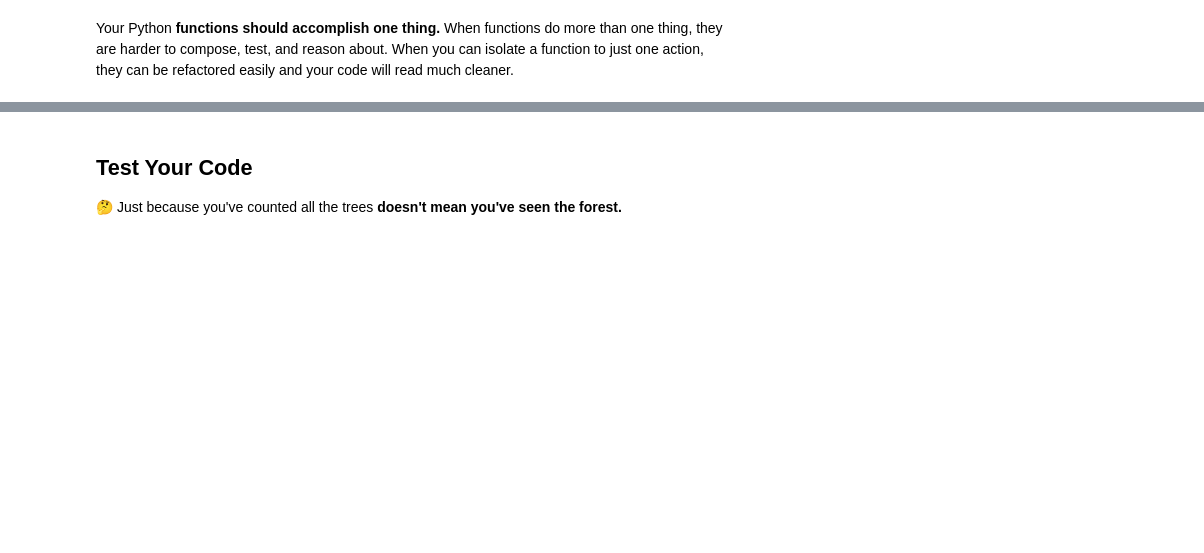
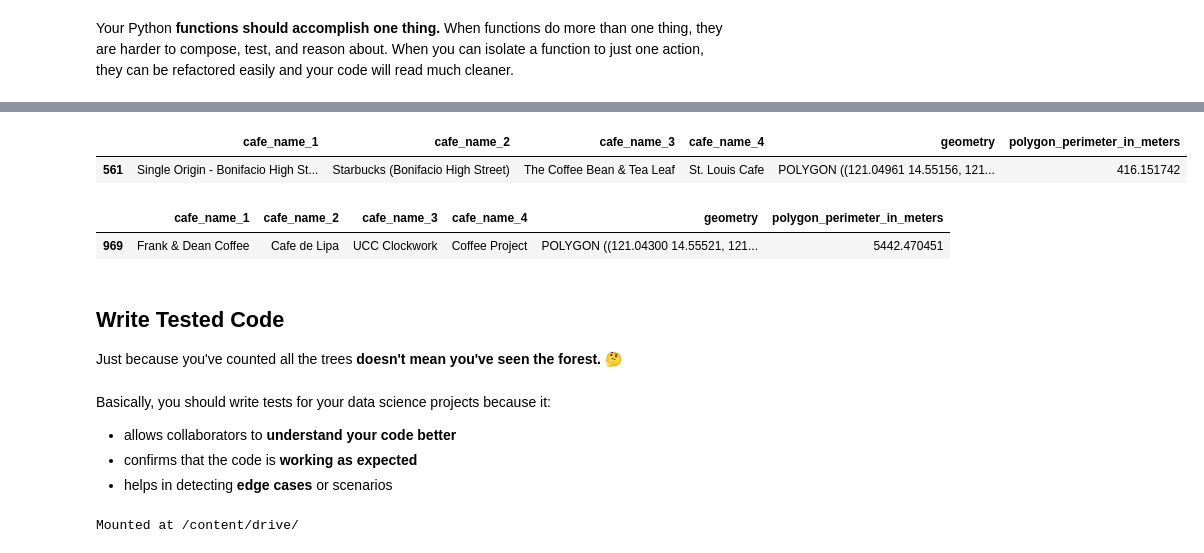
Before and after one commit to jpacilo/PythonWorkshop, a Jupyter notebook: Lecture.ipynb, the cells around one changed output, grey strips where cells are left out. Saved outputs shown, nothing was run; the diff lists cells and outputs as text; code cells hidden in the pictures; blank space fills up the shorter version.

```diff
--- a/Lecture.ipynb
+++ b/Lecture.ipynb
@@ -147,0 +355,10 @@ print("hello")
+# %%
+gdf_polygons.sort_values(by="polygon_perimeter_in_meters", ascending=True).head(1)
+# %% [output]
+|  | cafe_name_1 | cafe_name_2 | cafe_name_3 | cafe_name_4 | geometry | polygon_perimeter_in_meters |
+| 561 | Single Origin - Bonifacio High St... | Starbucks (Bonifacio High Street) | The Coffee Bean & Tea Leaf | St. Louis Cafe | POLYGON ((121.04961 14.55156, 121... | 416.151742 |
+# %%
+gdf_polygons.sort_values(by="polygon_perimeter_in_meters", ascending=False).head(1)
+# %% [output]
+|  | cafe_name_1 | cafe_name_2 | cafe_name_3 | cafe_name_4 | geometry | polygon_perimeter_in_meters |
+| 969 | Frank & Dean Coffee | Cafe de Lipa | UCC Clockwork | Coffee Project | POLYGON ((121.04300 14.55521, 121... | 5442.470451 |
@@ -148,3 +367,13 @@ print("hello")
 # %% [markdown]
-## Test Your Code
-🤔 Just because you've counted all the trees **doesn't mean you've seen the forest.**
+## Write Tested Code
+Just because you've counted all the trees **doesn't mean you've seen the forest.** 🤔
+# %% [markdown]
+Basically, you should write tests for your data science projects because it:
+- allows collaborators to **understand your code better**
+- confirms that the code is **working as expected**
+- helps in detecting **edge cases** or scenarios
+# %%
+from google.colab import drive
+drive.mount("/content/drive/", force_remount=True)
+# %% [output]
+Mounted at /content/drive/
```
Also changed, not shown: parts of 47 cells of this notebook.
